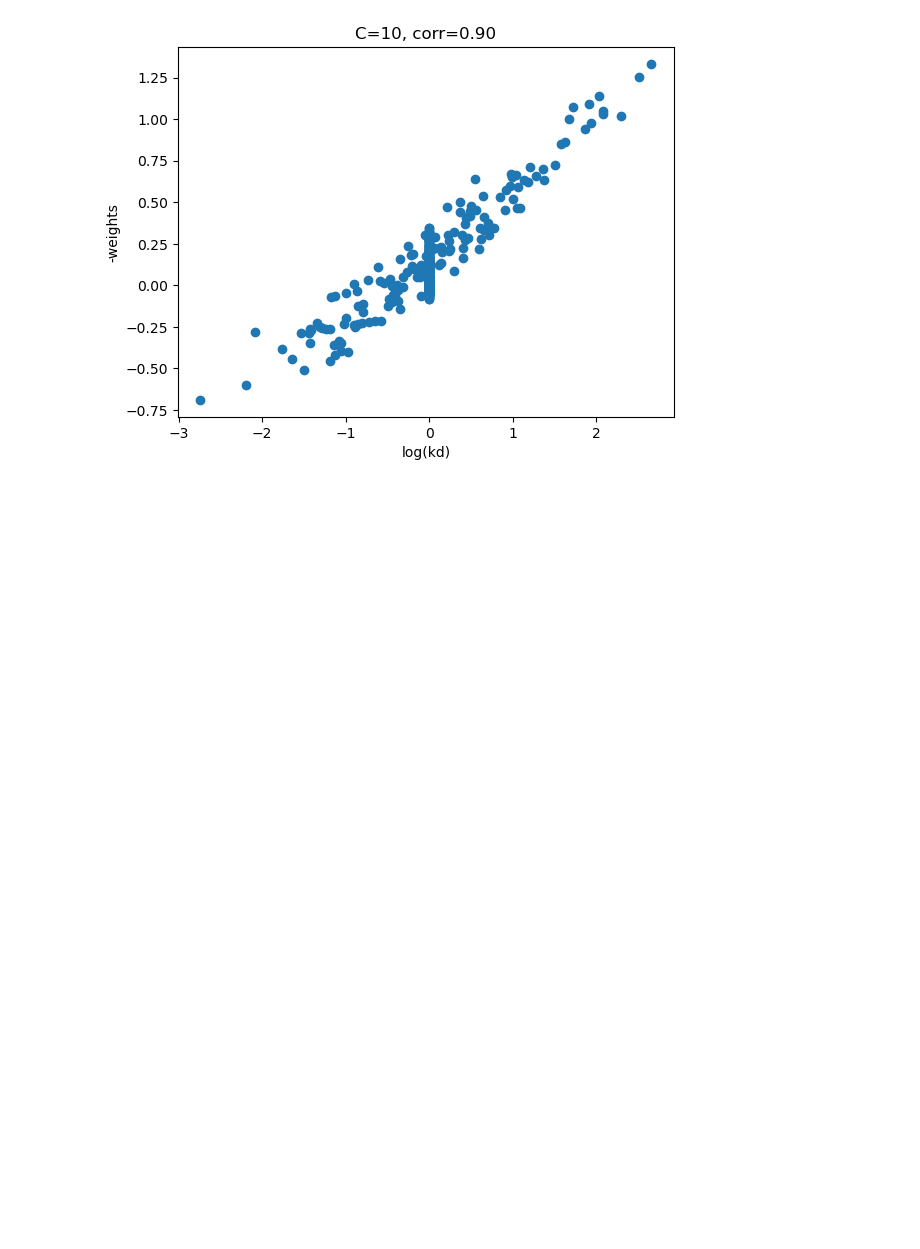
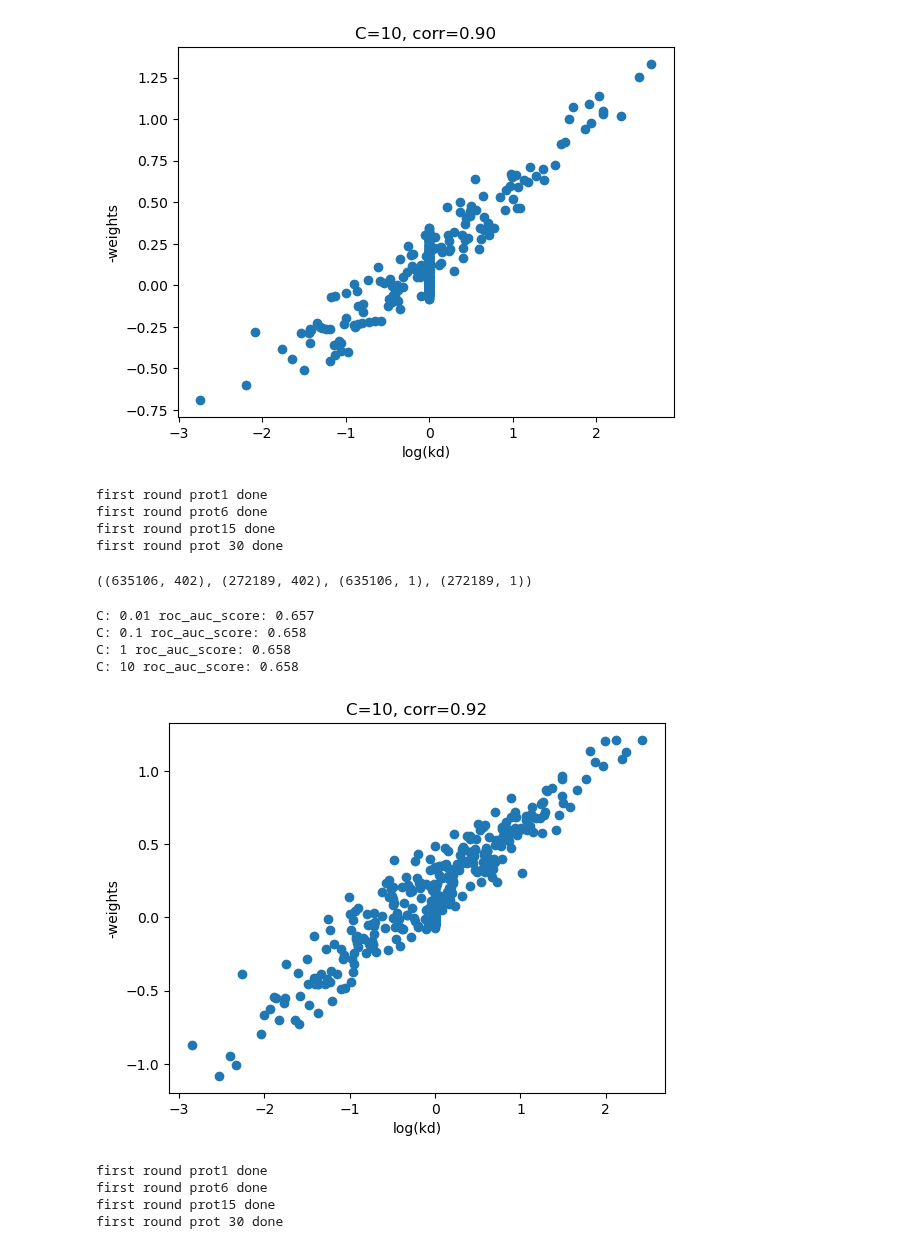
Before and after one commit to JoshuaGensel/MIME_ML, a Jupyter notebook: src/simFiles/fullAlphabetTest.ipynb, the cells around one changed output. Cells and saved outputs as stored; diff of their text form; code cells hidden in the pictures; blank space fills up the shorter version.

Commit message:
epistasis and effect esting regmod

```diff
--- a/src/simFiles/fullAlphabetTest.ipynb
+++ b/src/simFiles/fullAlphabetTest.ipynb
@@ -385,3 +385,70 @@ plt.title(f'C=10, corr={corr:.2f}')
 plt.show()
 # %% [output]
 [figure]
+# %%
+from simDataPreprocessing import loadSimDataOneHot
+
+data, labels = loadSimDataOneHot('/mnt/d/data/MIME_data/simData/dmMIME/seqLen100/fullEffect', maxNumSequences=10000, splittingProbability=3/100, readSize=23)
+# %% [output]
+first round prot1 done
+first round prot6 done
+first round prot15 done
+first round prot 30 done
+# %%
+from sklearn.model_selection import train_test_split
+
+#create training and test data
+X_train, X_test, y_train, y_test = train_test_split(data, labels, test_size=0.3, random_state=42)
+X_train.shape, X_test.shape, y_train.shape, y_test.shape
+# %% [output]
+((635106, 402), (272189, 402), (635106, 1), (272189, 1))
+# %%
+#train logsitic regression model with different regularization parameters
+from sklearn.linear_model import LogisticRegression
+from sklearn.metrics import make_scorer
+from sklearn.metrics import roc_auc_score
+
+#regularization parameter C
+C = [0.01, 0.1, 1, 10]
+
+#train model for every C and evaluate roc_auc_score
+for c in C:
+    model = LogisticRegression(penalty='l2', solver='saga', C=c)
+    model.fit(X_train, y_train.ravel())
+    y_pred = model.predict_proba(X_test)[:,1]
+    print("C: " + str(c) + " roc_auc_score: " + str(roc_auc_score(y_test, y_pred).round(3)))
+# %% [output]
+C: 0.01 roc_auc_score: 0.657
+C: 0.1 roc_auc_score: 0.658
+C: 1 roc_auc_score: 0.658
+C: 10 roc_auc_score: 0.658
+# %%
+import matplotlib.pyplot as plt
+import numpy as np
+from scipy.stats import pearsonr
+#plot correlation between weights and log of kd values for model with C=10
+kds = np.loadtxt('/mnt/d/data/MIME_data/simData/dmMIME/seqLen100/fullEffect/secondFromProt1/prot1/single_kds.txt')
+kds = np.insert(kds, 0, 1)
+kds = np.insert(kds, np.arange(4, len(kds), 3), 1)
+
+model = LogisticRegression(penalty='l2', solver='saga', C=10)
+model.fit(X_train, y_train.ravel())
+weights = model.coef_[0][2:]
+corr, _ = pearsonr(np.log(kds), -1*weights)
+
+plt.scatter(np.log(kds), -1 * weights)
+plt.xlabel('log(kd)')
+plt.ylabel('-weights')
+plt.title(f'C=10, corr={corr:.2f}')
+plt.show()
+# %% [output]
+[figure, added]
+# %%
+from simDataPreprocessing import loadSimDataOneHot
+
+data, labels = loadSimDataOneHot('/mnt/d/data/MIME_data/simData/dmMIME/seqLen100/fullEpistasis', maxNumSequences=10000, splittingProbability=3/100, readSize=23)
+# %% [output]
+first round prot1 done
+first round prot6 done
+first round prot15 done
+first round prot 30 done
```
Also changed, not shown: parts of 3 cells of this notebook, 1 other file.
